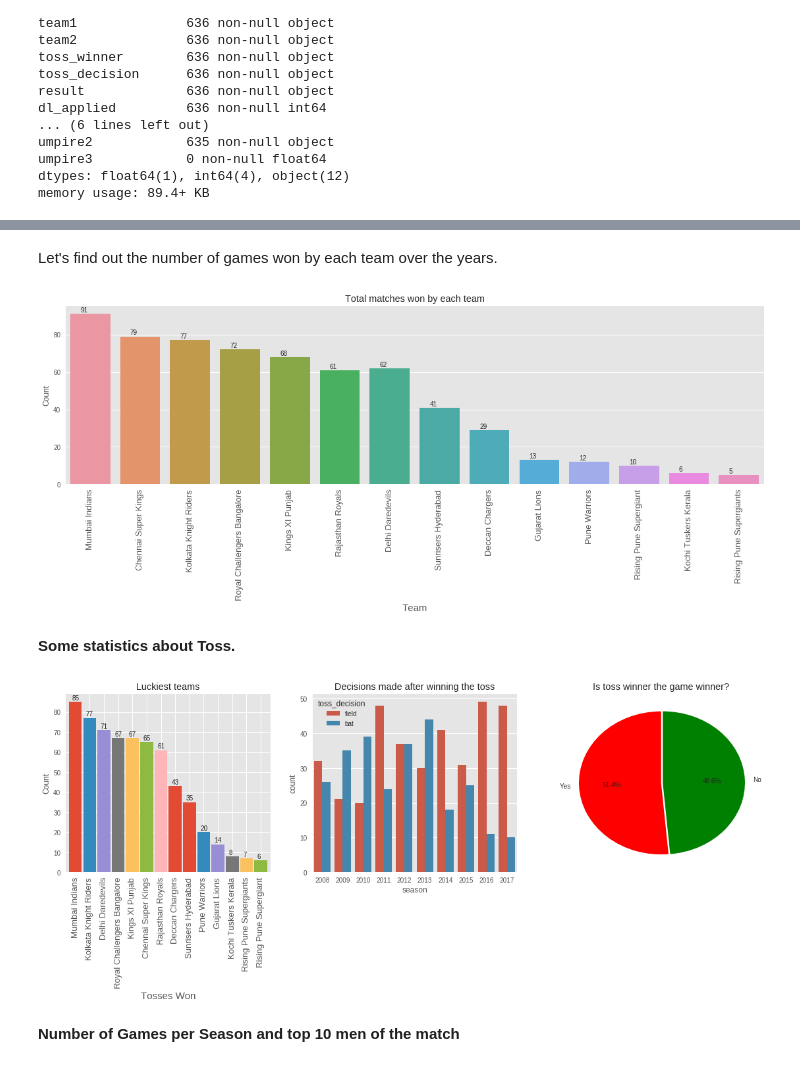
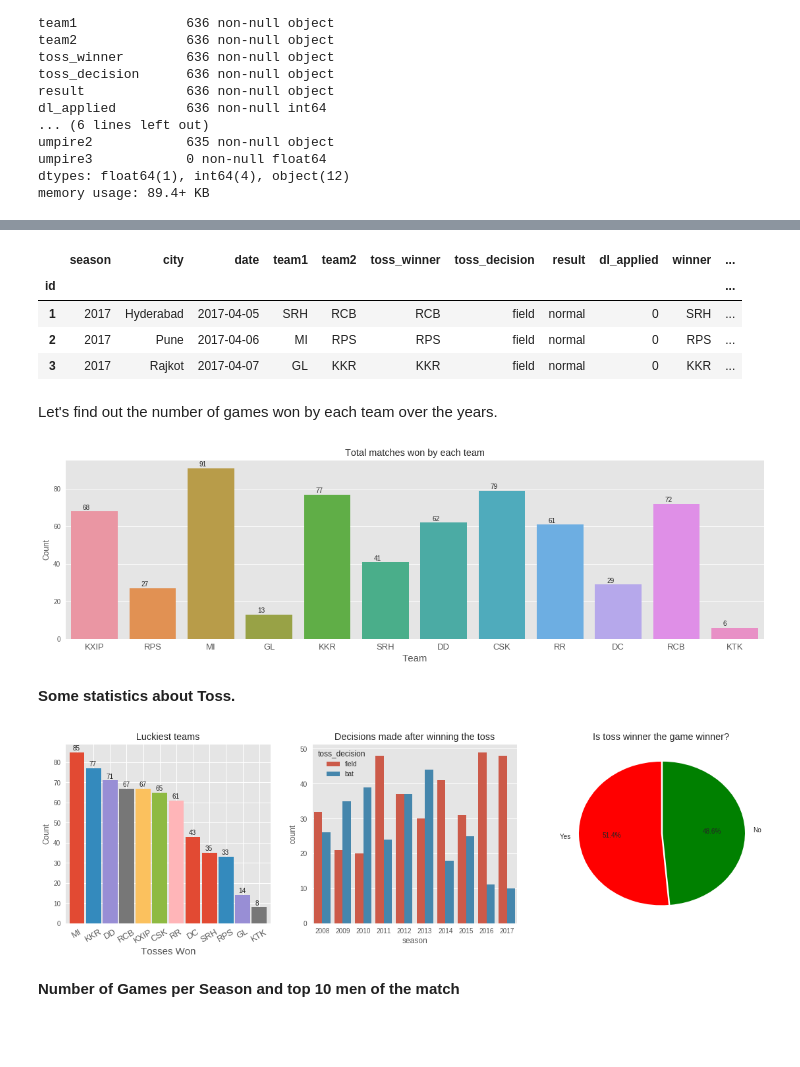
Before and after one commit to tanmay-kulkarni/general_ml, a Jupyter notebook: Cricket.ipynb, the cells around one changed output, grey strips where cells are left out. Saved outputs shown, nothing was run; the diff lists cells and outputs as text; code cells hidden in the pictures; blank space fills up the shorter version.

```diff
--- a/Cricket.ipynb
+++ b/Cricket.ipynb
@@ -83,5 +96,33 @@ To help improve the model accuracy, let's remove the games which were either tie
 # %%
 df=df[df.result=='normal']
+# %%
+team_to_code = {'Mumbai Indians':'MI',
+'Chennai Super Kings':'CSK',
+'Kolkata Knight Riders':'KKR',
+'Royal Challengers Bangalore':'RCB',
+'Kings XI Punjab':'KXIP',
+'Rajasthan Royals':'RR',
+'Delhi Daredevils':'DD',
+'Sunrisers Hyderabad':'SRH',
+'Deccan Chargers':'DC',
+'Gujarat Lions':'GL',
+'Pune Warriors':'RPS',
+'Rising Pune Supergiant':'RPS',
+'Kochi Tuskers Kerala':'KTK',
+'Rising Pune Supergiants':'RPS'}
+
+df.team1=df.team1.map(team_to_code)
+df.team2=df.team2.map(team_to_code)
+df.toss_winner = df.toss_winner.map(team_to_code)
+df.winner = df.winner.map(team_to_code)
+# %%
+df.head(3)
+# %% [output]
+|  | season | city | date | team1 | team2 | toss_winner | toss_decision | result | dl_applied | winner | ... |
+| id |  |  |  |  |  |  |  |  |  |  | ... |
+| 1 | 2017 | Hyderabad | 2017-04-05 | SRH | RCB | RCB | field | normal | 0 | SRH | ... |
+| 2 | 2017 | Pune | 2017-04-06 | MI | RPS | RPS | field | normal | 0 | RPS | ... |
+| 3 | 2017 | Rajkot | 2017-04-07 | GL | KKR | KKR | field | normal | 0 | KKR | ... |
 # %%
 import matplotlib.pyplot as plt
 import seaborn as sbn
@@ -92,36 +133,20 @@ Let's find out the number of games won by each team over the years.
 # %%
 fig, ax = plt.subplots(ncols=1,nrows=1,sharex=False, figsize=(19,5))
 
-
-l = ['Mumbai Indians',
-'Chennai Super Kings',
-'Kolkata Knight Riders',
-'Royal Challengers Bangalore',
-'Kings XI Punjab',
-'Rajasthan Royals',
-'Delhi Daredevils',
-'Sunrisers Hyderabad',
-'Deccan Chargers',
-'Gujarat Lions',
-'Pune Warriors',
-'Rising Pune Supergiant',
-'Kochi Tuskers Kerala',
-'Rising Pune Supergiants']
-
 #plt.axes(ax[0])
 
-g=sbn.countplot(data=df, x='winner', order=l)
-_ = g.set_xticklabels(labels=l,rotation=90)
+g=sbn.countplot(data=df, x='winner', order=list(set(team_to_code.values())))
+_ = g.set_xticklabels(labels=list(set(team_to_code.values())),rotation=0)
 
 for patch in g.patches:
     g.annotate(format(patch.get_height()), (patch.get_x()+0.20, patch.get_height()+1))
 
 plt.xlabel('Team', fontsize=15)
 plt.xticks(fontsize=13)
 _ = plt.ylabel('Count')
 _ = plt.title('Total matches won by each team')
 # %% [output]
-[figure, old version]
+[figure, new version]
 # %% [markdown]
 **Some statistics about Toss.**
 # %%
@@ -130,7 +155,7 @@ fig, ax = plt.subplots(nrows=1, ncols=3,sharex=False,figsize=(19,5))
 
 plt.axes(ax[0])
 #plt.subplots(figsize=(10,6))
-axe = df['toss_winner'].value_counts().plot.bar(width=.9)
+axe = df['toss_winner'].value_counts().plot.bar(width=.9, rot=30)
 for patch in axe.patches:
     axe.annotate(format(patch.get_height()), (patch.get_x()+0.20, patch.get_height()+1))
 
@@ -152,7 +177,7 @@ plt.axes(ax[2])
 pie = plt.pie(pie_chart_slices, labels = labels, colors=['r','g'], explode=(0,0.02), startangle=90, autopct='%1.1f%%')
 _ = plt.title('Is toss winner the game winner?')
 # %% [output]
-[figure, old version]
+[figure, new version]
 # %% [markdown]
 **Number of Games per Season and top 10 men of the match**
 # %%
```
Also changed, not shown: parts of 39 cells of this notebook.
